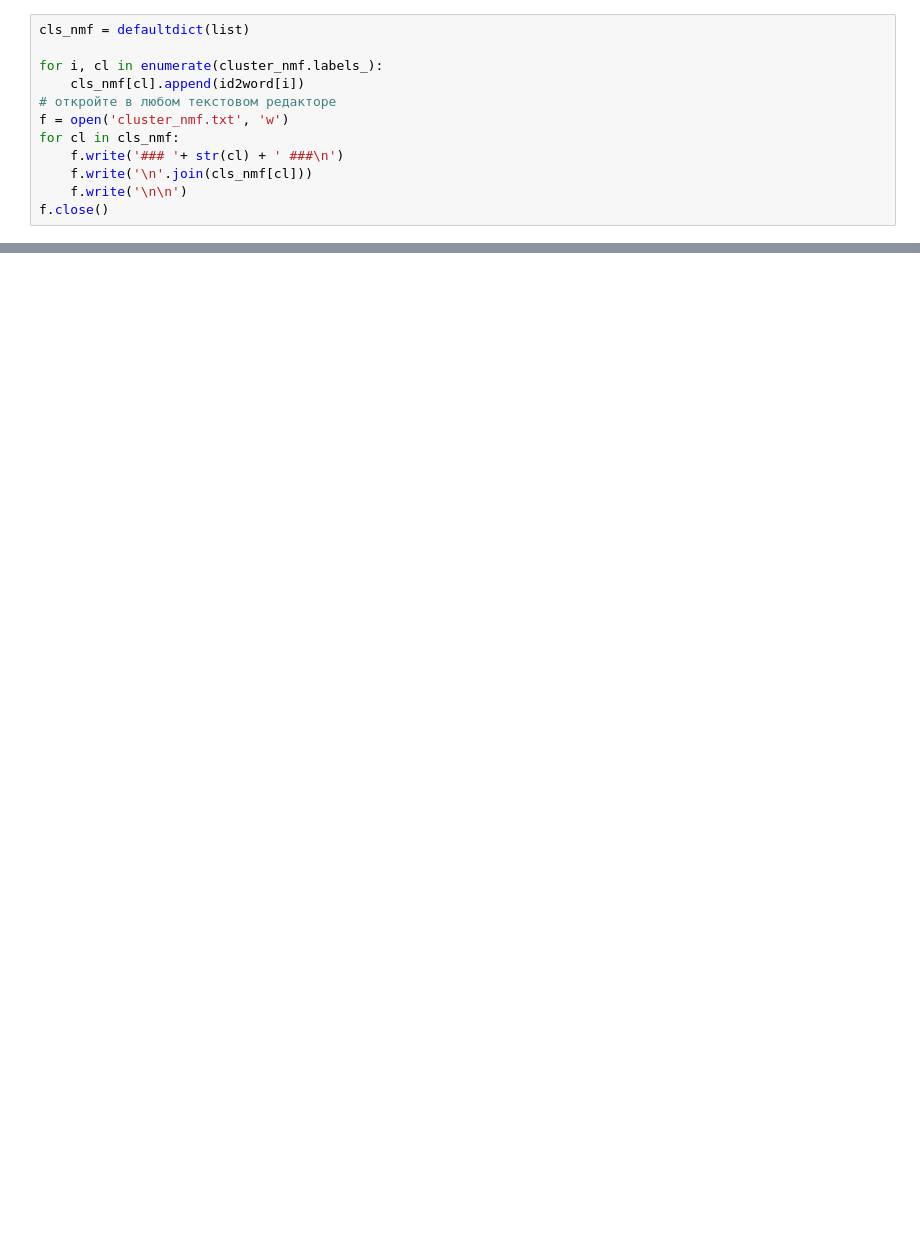
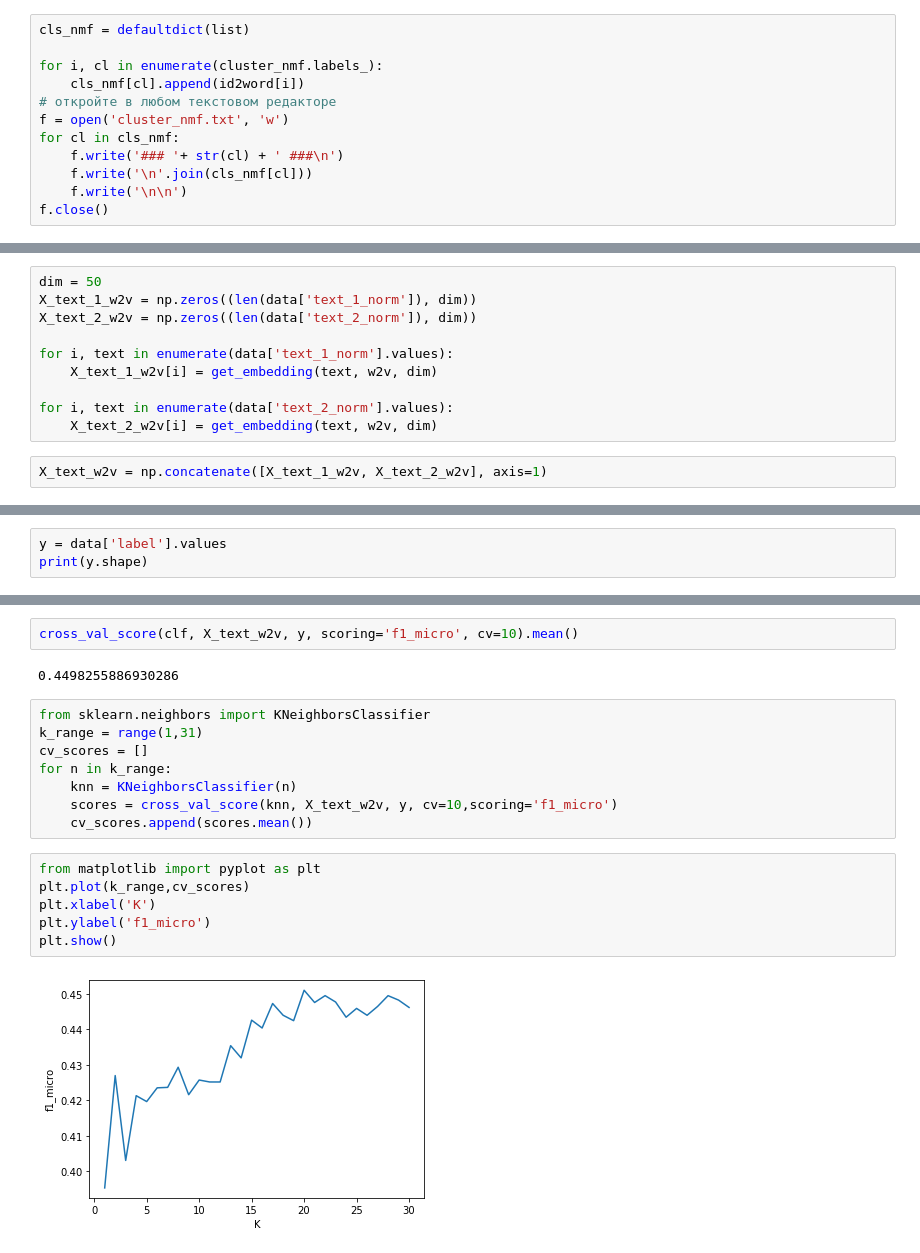
Before and after one commit to Yan-Weijia/CompLing, a Jupyter notebook: HW06/HW06.ipynb, the cells around one changed output, grey strips where cells are left out. Cells and saved outputs as stored; diff of their text form; blank space fills up the shorter version.

```diff
--- a/HW06/HW06.ipynb
+++ b/HW06/HW06.ipynb
@@ -443,0 +352,12 @@ cosine_dis
+# %%
+dim = 50
+X_text_1_w2v = np.zeros((len(data['text_1_norm']), dim))
+X_text_2_w2v = np.zeros((len(data['text_2_norm']), dim))
+
+for i, text in enumerate(data['text_1_norm'].values):
+    X_text_1_w2v[i] = get_embedding(text, w2v, dim)
+
+for i, text in enumerate(data['text_2_norm'].values):
+    X_text_2_w2v[i] = get_embedding(text, w2v, dim)
+# %%
+X_text_w2v = np.concatenate([X_text_1_w2v, X_text_2_w2v], axis=1)
@@ -443,0 +372,3 @@ cosine_dis
+# %%
+y = data['label'].values
+print(y.shape)
@@ -443,0 +393,20 @@ cosine_dis
+# %%
+cross_val_score(clf, X_text_w2v, y, scoring='f1_micro', cv=10).mean()
+# %% [output]
+0.4498255886930286
+# %%
+from sklearn.neighbors import KNeighborsClassifier
+k_range = range(1,31)
+cv_scores = []
+for n in k_range:
+    knn = KNeighborsClassifier(n)
+    scores = cross_val_score(knn, X_text_w2v, y, cv=10,scoring='f1_micro')
+    cv_scores.append(scores.mean())
+# %%
+from matplotlib import pyplot as plt
+plt.plot(k_range,cv_scores)
+plt.xlabel('K')
+plt.ylabel('f1_micro')
+plt.show()
+# %% [output]
+[figure, added]
```
Also changed, not shown: parts of 95 cells of this notebook.
